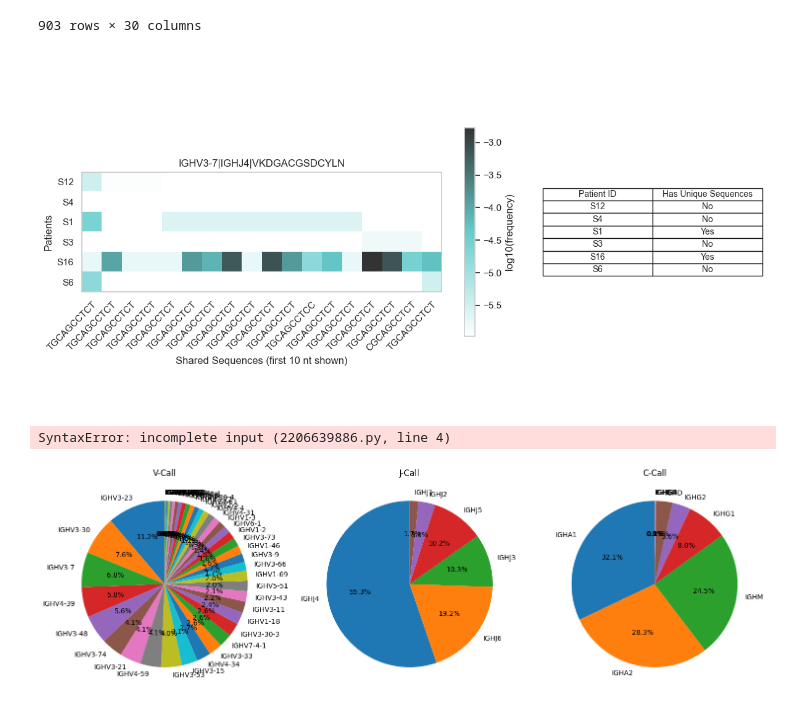
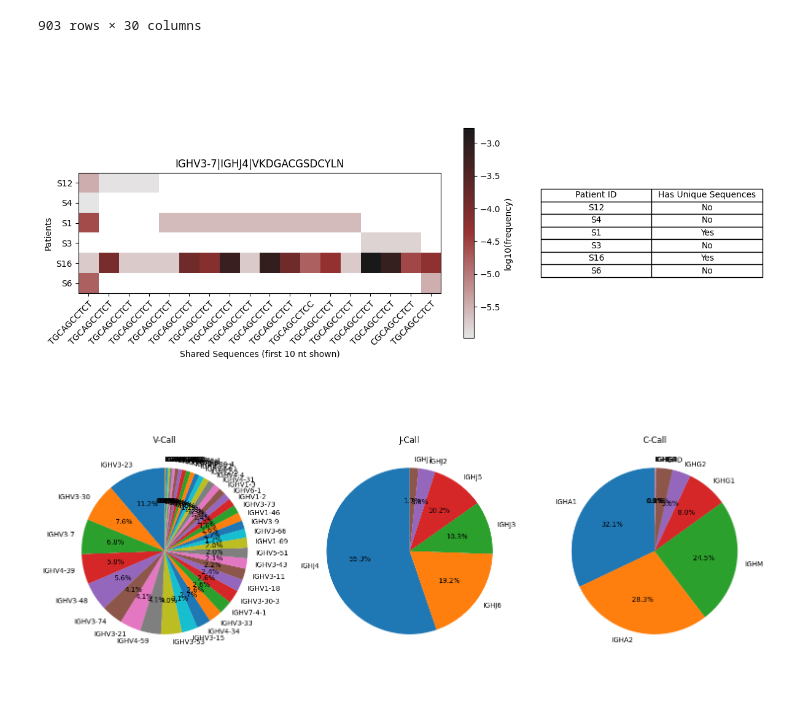
Before and after one commit to DaeheonKwon/Grad_proj, a Jupyter notebook: playground.ipynb, the cells around one changed output. Saved outputs shown, nothing was run; the diff lists cells and outputs as text; code cells hidden in the pictures.

Commit message:
new_sjogren_contamination_search done

```diff
--- a/playground.ipynb
+++ b/playground.ipynb
@@ -188,7 +188,7 @@ def show_single_clonotype(df, full_df):
     #normalized_frequencies = np.where(normalized_frequencies == 0, , frequency_matrix)
     log_frequencies = np.log10(normalized_frequencies)
 
-    cmap_colors = [(1, 1, 1), (0.4, 0.8, 0.8), (0.2, 0.2, 0.2)]
+    cmap_colors = [(0.9, 0.9, 0.9), (0.6, 0.2, 0.2), (0.1, 0.1, 0.1)]
     custom_cmap = LinearSegmentedColormap.from_list("custom_cmap", cmap_colors, N=256)
 
     custom_cmap.set_bad(color='white')
@@ -230,16 +230,12 @@ def show_single_clonotype(df, full_df):
     table.set_fontsize(10)
 
     plt.tight_layout()
-    #plt.savefig(os.path.join('../Data/new_sjogren_contamination_analysis/', df['clonotype'].unique()[0]), dpi=500)
-    plt.show()
+    plt.savefig(os.path.join('../Data/new_sjogren_contamination_analysis/', df['clonotype'].unique()[0]), dpi=500)
 # %%
-
+#for i in range (92):
 temp = clone_marked.groupby('clonotype').get_group(clone_marked['clonotype'].unique()[1])
 shared_temp = temp[(temp['isShared'] == True)]
-show_single_clonotype(shared_temp, temp)
+if len(shared_temp) > 0:
+    show_single_clonotype(shared_temp, temp)
 # %% [output]
-[figure, old version]
+[figure, new version]
-# %%
-for clonotype in clone_marked['clonotype'].unique():
-# %% [output]
-SyntaxError: incomplete input (2206639886.py, line 4)
```
Also changed, not shown: parts of 1 cell of this notebook.
